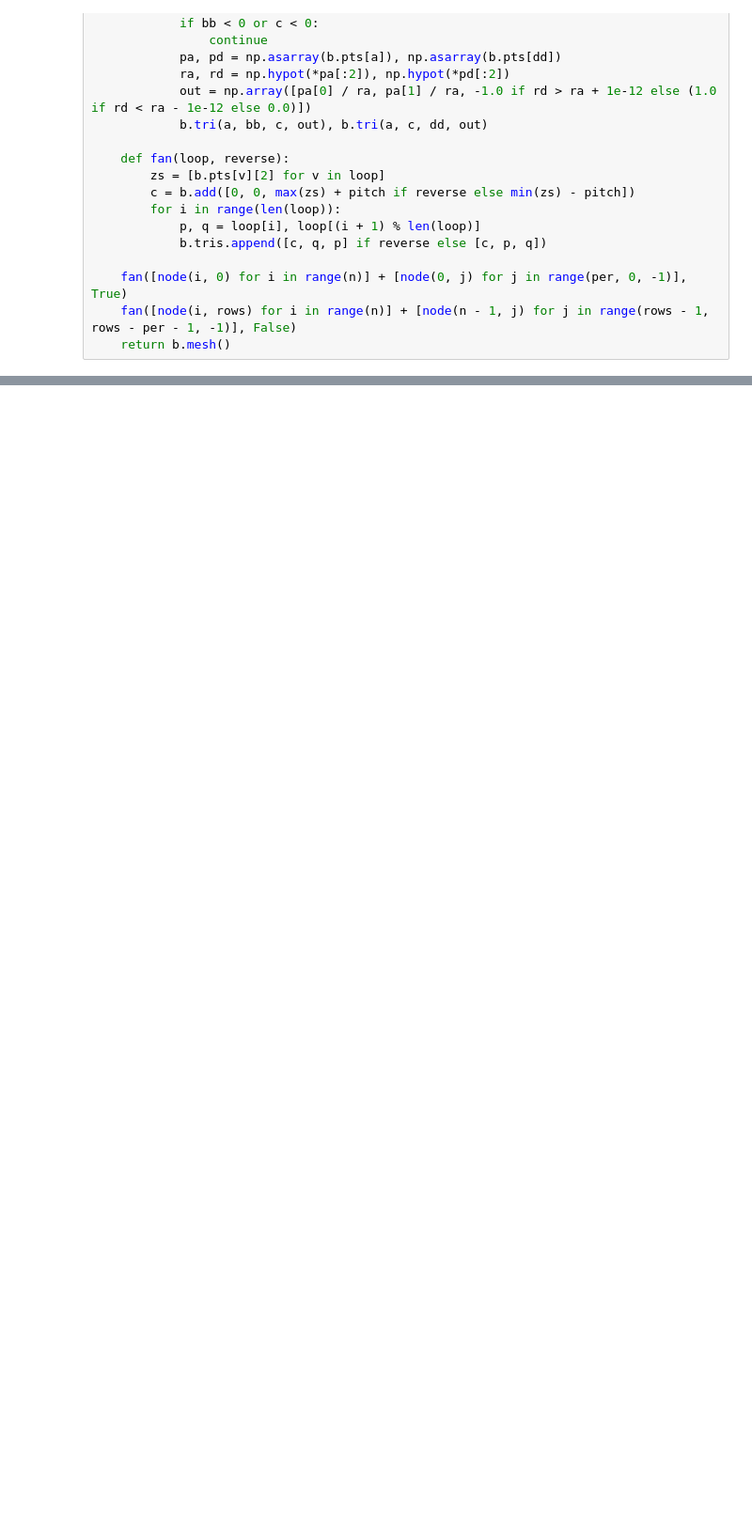
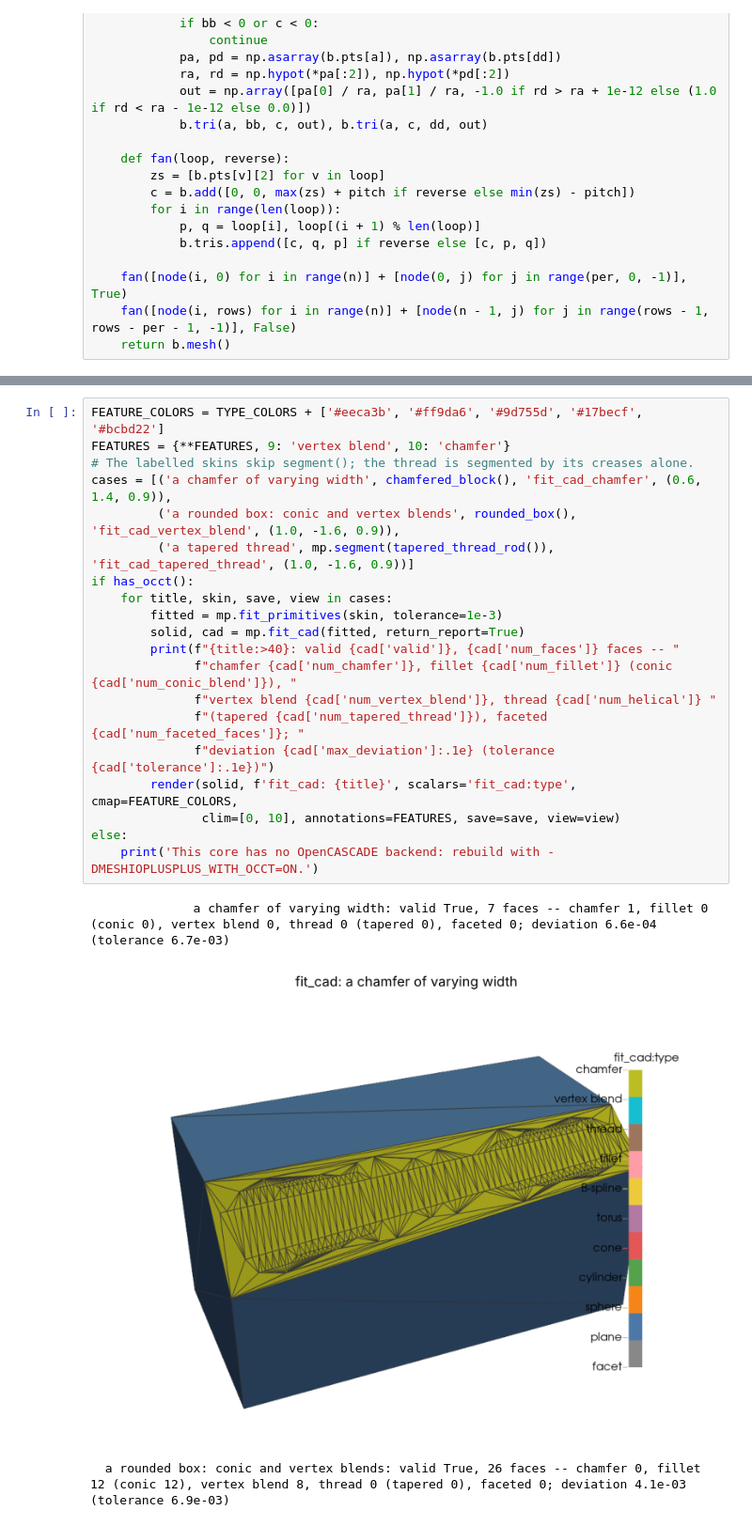
Before and after one commit to loumalouomega/meshioplusplus, a Jupyter notebook: example/python/34_skin_to_cad.ipynb, the cells around one changed output, grey strips where cells are left out. Shown at 94% size. Cells and saved outputs as stored; diff of their text form; blank space fills up the shorter version.

```diff
--- a/example/python/34_skin_to_cad.ipynb
+++ b/example/python/34_skin_to_cad.ipynb
@@ -609,0 +737,24 @@ else:
+# %%
+FEATURE_COLORS = TYPE_COLORS + ['#eeca3b', '#ff9da6', '#9d755d', '#17becf', '#bcbd22']
+FEATURES = {**FEATURES, 9: 'vertex blend', 10: 'chamfer'}
+# The labelled skins skip segment(); the thread is segmented by its creases alone.
+cases = [('a chamfer of varying width', chamfered_block(), 'fit_cad_chamfer', (0.6, 1.4, 0.9)),
+         ('a rounded box: conic and vertex blends', rounded_box(), 'fit_cad_vertex_blend', (1.0, -1.6, 0.9)),
+         ('a tapered thread', mp.segment(tapered_thread_rod()), 'fit_cad_tapered_thread', (1.0, -1.6, 0.9))]
+if has_occt():
+    for title, skin, save, view in cases:
+        fitted = mp.fit_primitives(skin, tolerance=1e-3)
+        solid, cad = mp.fit_cad(fitted, return_report=True)
+        print(f"{title:>40}: valid {cad['valid']}, {cad['num_faces']} faces -- "
+              f"chamfer {cad['num_chamfer']}, fillet {cad['num_fillet']} (conic {cad['num_conic_blend']}), "
+              f"vertex blend {cad['num_vertex_blend']}, thread {cad['num_helical']} "
+              f"(tapered {cad['num_tapered_thread']}), faceted {cad['num_faceted_faces']}; "
+              f"deviation {cad['max_deviation']:.1e} (tolerance {cad['tolerance']:.1e})")
+        render(solid, f'fit_cad: {title}', scalars='fit_cad:type', cmap=FEATURE_COLORS,
+               clim=[0, 10], annotations=FEATURES, save=save, view=view)
+else:
+    print('This core has no OpenCASCADE backend: rebuild with -DMESHIOPLUSPLUS_WITH_OCCT=ON.')
+# %% [output]
+              a chamfer of varying width: valid True, 7 faces -- chamfer 1, fillet 0 (conic 0), vertex blend 0, thread 0 (tapered 0), faceted 0; deviation 6.6e-04 (tolerance 6.7e-03)
+[figure, added]
+  a rounded box: conic and vertex blends: valid True, 26 faces -- chamfer 0, fillet 12 (conic 12), vertex blend 8, thread 0 (tapered 0), faceted 0; deviation 4.1e-03 (tolerance 6.9e-03)
```
Also changed, not shown: parts of 10 cells of this notebook, 8 other files.
